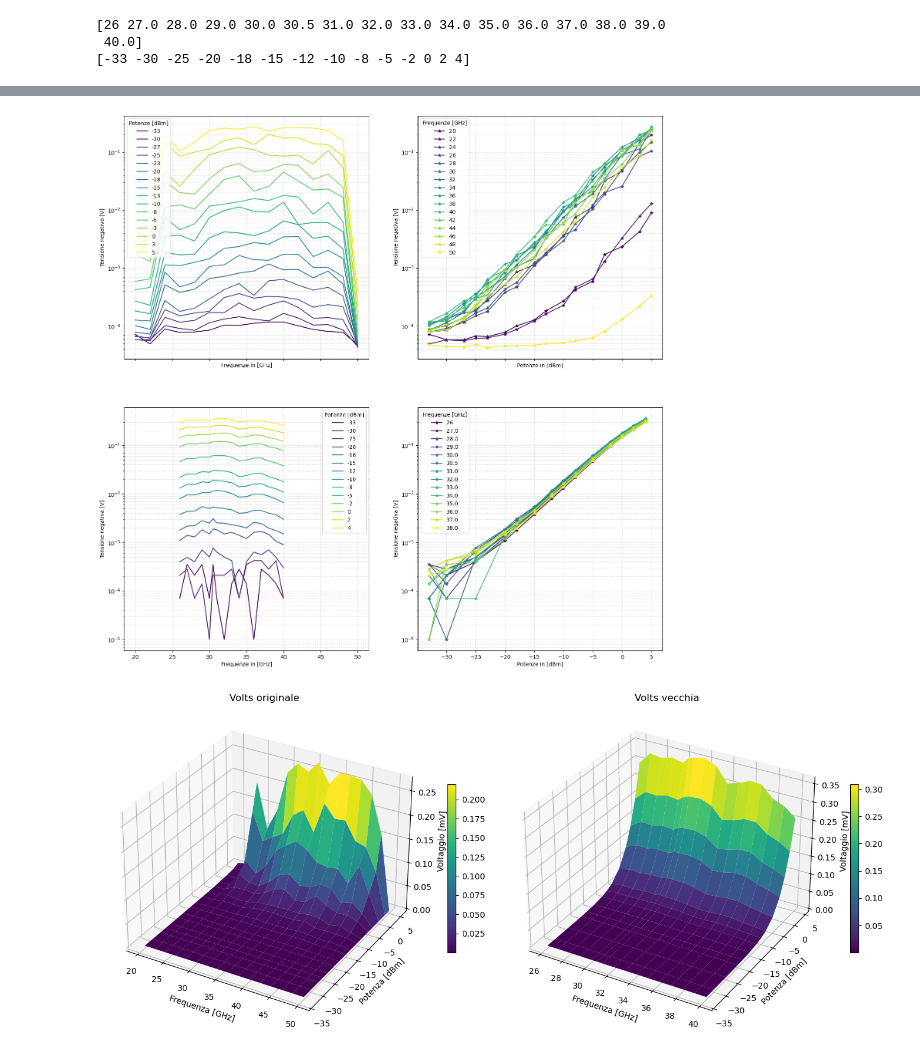
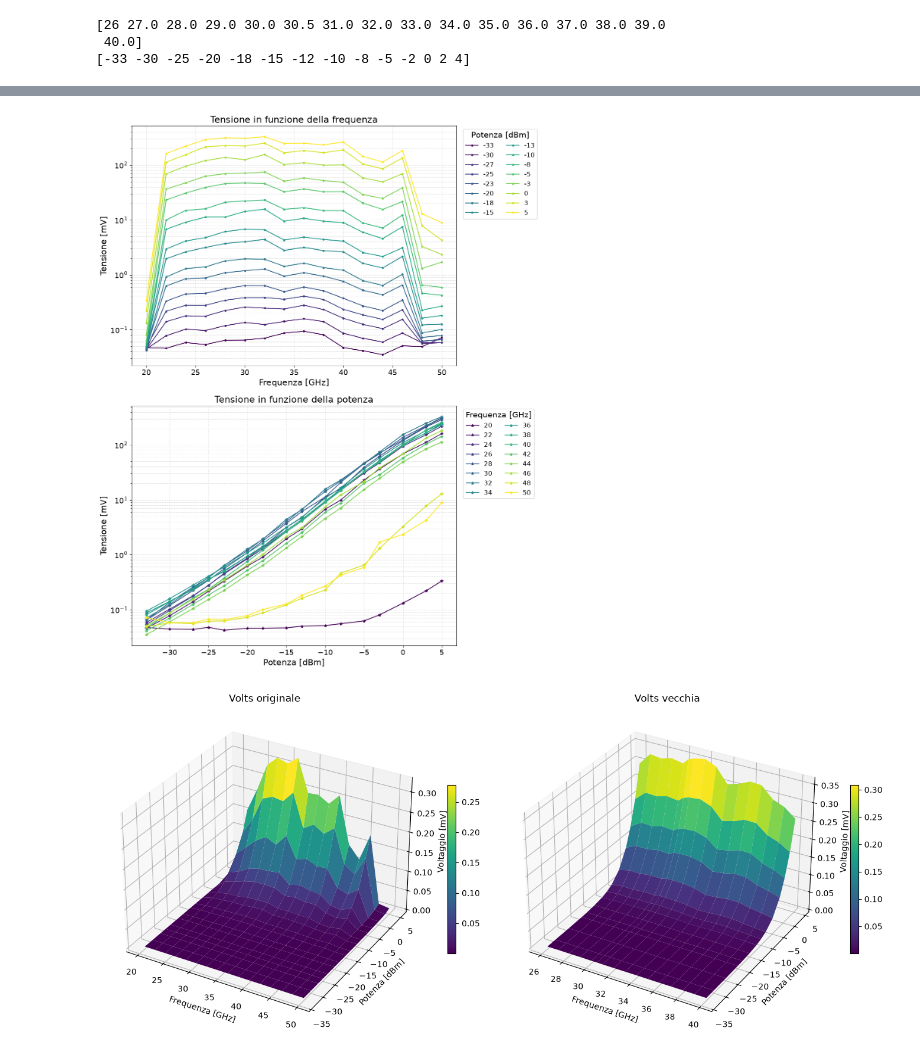
Before and after one commit to Doldz/DRM_RadioLab, a Jupyter notebook: dati_guadagno/guadagno_erzia.ipynb, the cells around one changed output, grey strips where cells are left out. Saved outputs shown, nothing was run; the diff lists cells and outputs as text; code cells hidden in the pictures.

```diff
--- a/dati_guadagno/guadagno_erzia.ipynb
+++ b/dati_guadagno/guadagno_erzia.ipynb
@@ -273,10 +258,19 @@ print(powers_old)
  40.0]
 [-33 -30 -25 -20 -18 -15 -12 -10 -8 -5 -2 0 2 4]
 # %%
-#LOADING NEW DIODE CALIRATION
-freqs = np.load('freqs.npy')
-powers = np.load('powers.npy')
-volts = np.load('volts.npy')
+# LOADING NEW DIODE CALIBRATION (aggiornata, da dati_calib_diodo)
+CARTELLA_CALIB = os.path.join('..', 'dati_calib_diodo')
+freqs = np.load(os.path.join(CARTELLA_CALIB, 'freqs.npy')).astype(float)
+powers = np.load(os.path.join(CARTELLA_CALIB, 'powers.npy')).astype(float)
+volts = np.load(os.path.join(CARTELLA_CALIB, 'volts.npy'))  # forma (n_freq, n_potenze)
+assert volts.shape == (len(freqs), len(powers)), volts.shape
+
+# interpn richiede assi strettamente crescenti: nella calibrazione le potenze sono decrescenti
+ordine_p = np.argsort(powers)
+ordine_f = np.argsort(freqs)
+powers = powers[ordine_p]
+freqs = freqs[ordine_f]
+volts = volts[np.ix_(ordine_f, ordine_p)]
 
 print(freqs)
 print(powers)
@@ -286,47 +281,32 @@ print(powers)
 # %%
+# Calibrazione del diodo FTL-981B (dati_calib_diodo)
+FONT_GRANDI = {'font.size': 15, 'axes.titlesize': 17, 'axes.labelsize': 16,
+               'xtick.labelsize': 14, 'ytick.labelsize': 14, 'legend.fontsize': 12}
 colors_new = plt.cm.viridis(np.linspace(0, 1, len(powers)))
-colors_old = plt.cm.viridis(np.linspace(0, 1, len(powers_old)))
+colors_f = plt.cm.viridis(np.linspace(0, 1, len(freqs)))
 
-fig,((ax11,ax12),(ax21,ax22)) = plt.subplots(2,2,figsize=(18,18), sharex='col')
+with plt.rc_context(FONT_GRANDI):
+    fig, (ax11, ax12) = plt.subplots(2, 1, figsize=(12, 15))
 
-for (power,volts_power,color) in zip(powers,volts.T,colors_new):
-    ax11.semilogy(freqs,volts_power,label=f"{power}",color=color)
+    for (power, volts_power, color) in zip(powers, volts.T, colors_new):
+        ax11.semilogy(freqs, volts_power * 1e3, label=f"{power:g}", color=color, marker='.')
+    for (freq, volts_freq, color) in zip(freqs, volts, colors_f):
+        ax12.semilogy(powers, volts_freq * 1e3, label=f"{freq:g}", color=color, marker='*')
 
-
-for (freq,volts_freq,color) in zip(freqs,volts,colors_new):
-    ax12.semilogy(powers,volts_freq,label=f"{freq}",color=color,marker = "*")
-
-for (power,volts_power,color) in zip(powers_old,volts_old.T,colors_old):
-    ax21.semilogy(freqs_old,volts_power,label=f"{power}",color=color)
-
-
-for (freq,volts_freq,color) in zip(freqs_old,volts_old,colors_old):
-    ax22.semilogy(powers_old,volts_freq,label=f"{freq}",color=color,marker = "*")
-
-
-ax11.legend(title = "Potenze [dBm]")
-ax11.set_xlabel("Frequenze in [GHz]")
-ax11.set_ylabel("Tensione negativa [V]")
-ax11.grid(True, which='both', linestyle=':', alpha=0.7)
-
-
-ax12.legend(title = "Frequenze [GHz]")
-ax12.set_xlabel("Potenze in [dBm]")
-ax12.set_ylabel("Tensione negativa [V]")
-ax12.grid(True, which='both', linestyle=':', alpha=0.7)
-
-ax21.legend(title = "Potenze [dBm]")
-ax21.set_xlabel("Frequenze in [GHz]")
-ax21.set_ylabel("Tensione negativa [V]")
-ax21.grid(True, which='both', linestyle=':', alpha=0.7)
-
-
-ax22.legend(title = "Frequenze [GHz]")
-ax22.set_xlabel("Potenze in [dBm]")
-ax22.set_ylabel("Tensione negativa [V]")
-ax22.grid(True, which='both', linestyle=':', alpha=0.7)
+    ax11.set_title("Tensione in funzione della frequenza")
+    ax11.set_xlabel("Frequenza [GHz]")
+    ax11.legend(title="Potenza [dBm]", loc='upper left', bbox_to_anchor=(1.01, 1), ncol=2)
+    ax12.set_title("Tensione in funzione della potenza")
+    ax12.set_xlabel("Potenza [dBm]")
+    ax12.legend(title="Frequenza [GHz]", loc='upper left', bbox_to_anchor=(1.01, 1), ncol=2)
+    for a in (ax11, ax12):
+        a.set_ylabel("Tensione [mV]")
+        a.grid(True, which='both', linestyle=':', alpha=0.7)
+    plt.tight_layout()
+    plt.savefig("charact_calibrazione_diodo.pdf", bbox_inches='tight')
+    plt.show()
 # %% [output]
-[figure, old version]
+[figure, new version]
 # %%
 
 X_grid, Y_grid = np.meshgrid(freqs, powers, indexing='ij')
@@ -367,4 +347,4 @@ fig.colorbar(surf2, ax=ax2, shrink=0.5)
 plt.tight_layout()
 plt.show()
 # %% [output]
-[figure, old version]
+[figure, new version]
```
Also changed, not shown: parts of 16 cells of this notebook, 55 other files.
